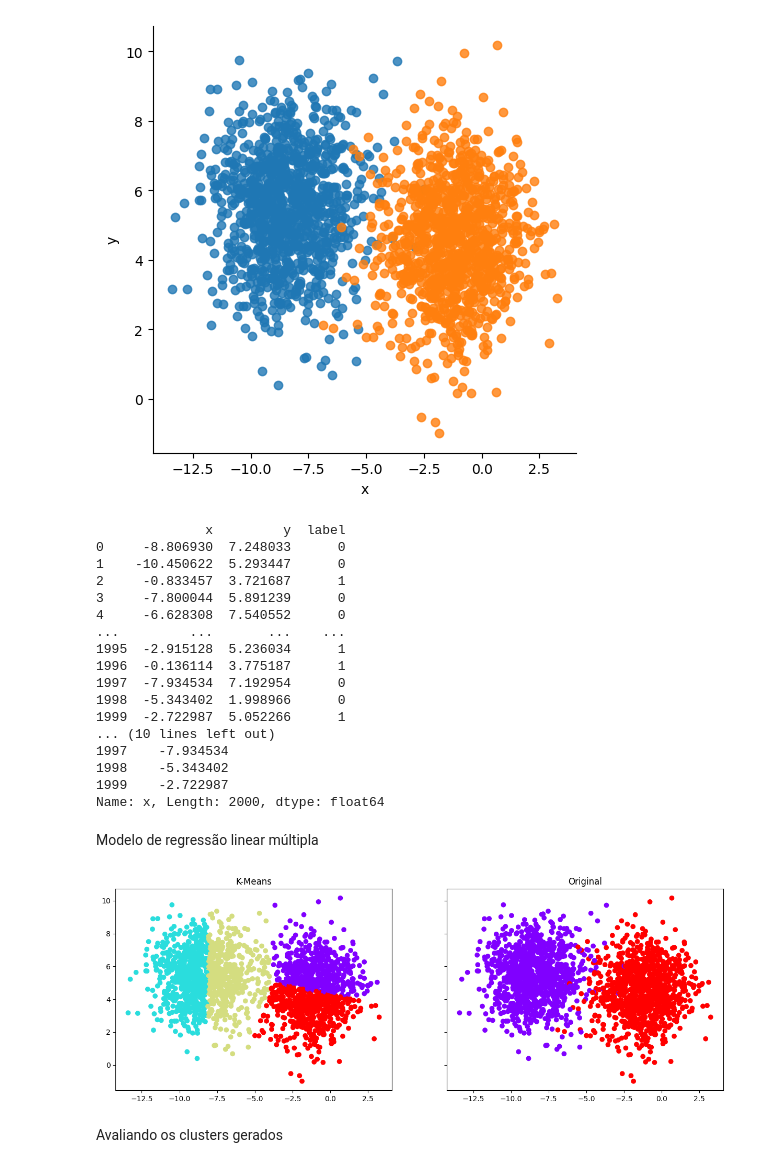
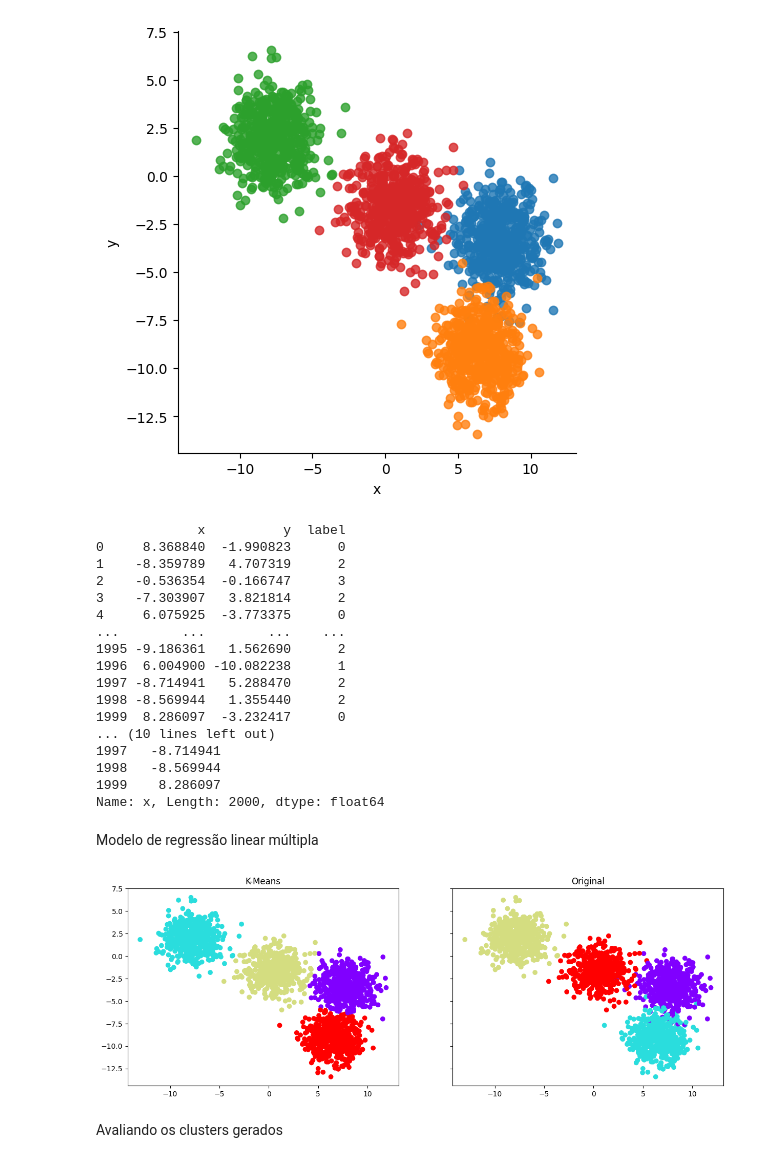
Before and after one commit to brunomaion/Clustering-ML, a Jupyter notebook: Avaliação_de_Agrupamentos.ipynb, the cells around one changed output. Cells and saved outputs as stored; diff of their text form; code cells hidden in the pictures.

```diff
--- a/Avaliação_de_Agrupamentos.ipynb
+++ b/Avaliação_de_Agrupamentos.ipynb
@@ -13,30 +13,30 @@ def plotagraficos (opiniao,modelo):
   ax2.set_title("Original")
   ax2.scatter(DadosTreino['x'],DadosTreino['y'],c=dados['label'],cmap="rainbow")
 # %%
-dados = pd.read_csv("Base5.csv")
+dados = pd.read_csv("Base3.csv")
 df_dados = pd.DataFrame(dados)
 sns.lmplot( x="x", y="y", data=df_dados, fit_reg=False, hue='label', legend=False)
 plt.show()
 print(df_dados)
 print(df_dados['x'])
 # %% [output]
-[figure, old version]
+[figure, new version]
-              x         y  label
-0     -8.806930  7.248033      0
-1    -10.450622  5.293447      0
-2     -0.833457  3.721687      1
-3     -7.800044  5.891239      0
-4     -6.628308  7.540552      0
-...         ...       ...    ...
-1995  -2.915128  5.236034      1
-1996  -0.136114  3.775187      1
-1997  -7.934534  7.192954      0
-1998  -5.343402  1.998966      0
-1999  -2.722987  5.052266      1
+             x          y  label
+0     8.368840  -1.990823      0
+1    -8.359789   4.707319      2
+2    -0.536354  -0.166747      3
+3    -7.303907   3.821814      2
+4     6.075925  -3.773375      0
+...        ...        ...    ...
+1995 -9.186361   1.562690      2
+1996  6.004900 -10.082238      1
+1997 -8.714941   5.288470      2
+1998 -8.569944   1.355440      2
+1999  8.286097  -3.232417      0
 ... (10 lines left out)
-1997    -7.934534
-1998    -5.343402
-1999    -2.722987
+1997   -8.714941
+1998   -8.569944
+1999    8.286097
 Name: x, Length: 2000, dtype: float64
 # %% [markdown]
 Modelo de regressão linear múltipla
@@ -50,7 +50,7 @@ kmeans.fit(DadosTreino)
 X = kmeans.labels_
 plotagraficos(X,'K-Means')
 # %% [output]
-[figure, old version]
+[figure, new version]
 # %% [markdown]
 Avaliando os clusters gerados
 # %%
```
Also changed, not shown: parts of 3 cells of this notebook, 14 other files.
